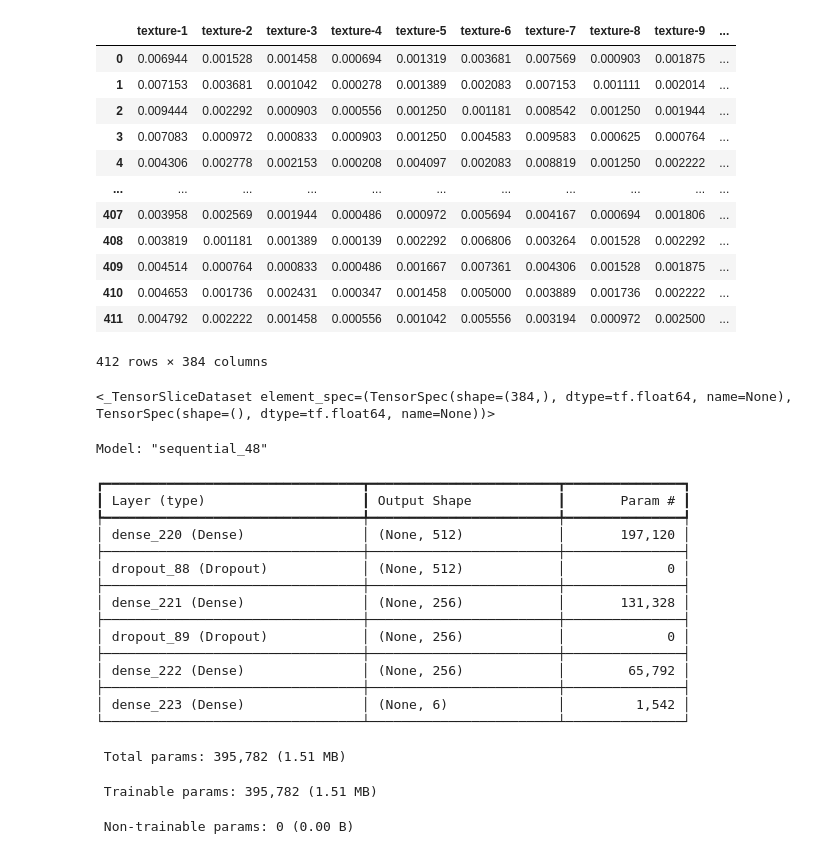
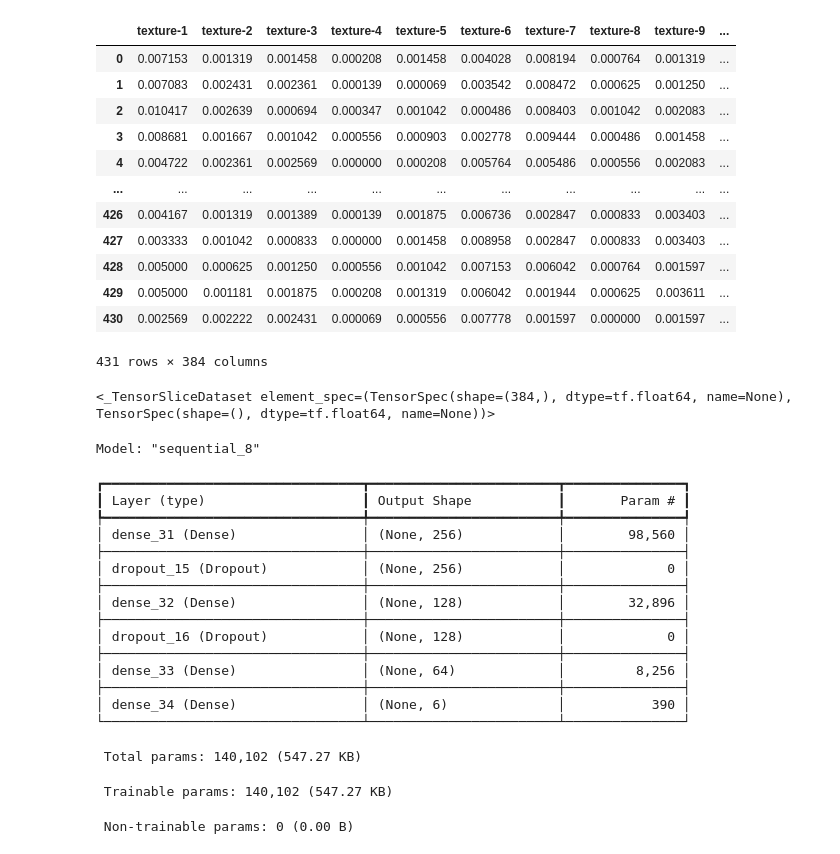
Before and after one commit to DavinTristanIeson/Semester7-DeepLearning, a Jupyter notebook: train.ipynb, the cells around one changed output. Drawn from its saved outputs; the diff is of its cells as text; code cells hidden in the pictures.

```diff
--- a/train.ipynb
+++ b/train.ipynb
@@ -9,23 +9,22 @@ import sklearn.metrics
 # %%
 df = pd.read_csv(retina.filesys.TRAINING_DATA_CSV_PATH, index_col=False)
 labels = df["label"]
 df = df.drop(columns=["label"])
-df = df.loc[:,tuple(filter(lambda x: x.startswith("texture"), df.columns))]
 df
 # %% [output]
 |  | texture-1 | texture-2 | texture-3 | texture-4 | texture-5 | texture-6 | texture-7 | texture-8 | texture-9 | ... |
-| 0 | 0.006944 | 0.001528 | 0.001458 | 0.000694 | 0.001319 | 0.003681 | 0.007569 | 0.000903 | 0.001875 | ... |
-| 1 | 0.007153 | 0.003681 | 0.001042 | 0.000278 | 0.001389 | 0.002083 | 0.007153 | 0.001111 | 0.002014 | ... |
-| 2 | 0.009444 | 0.002292 | 0.000903 | 0.000556 | 0.001250 | 0.001181 | 0.008542 | 0.001250 | 0.001944 | ... |
-| 3 | 0.007083 | 0.000972 | 0.000833 | 0.000903 | 0.001250 | 0.004583 | 0.009583 | 0.000625 | 0.000764 | ... |
-| 4 | 0.004306 | 0.002778 | 0.002153 | 0.000208 | 0.004097 | 0.002083 | 0.008819 | 0.001250 | 0.002222 | ... |
+| 0 | 0.007153 | 0.001319 | 0.001458 | 0.000208 | 0.001458 | 0.004028 | 0.008194 | 0.000764 | 0.001319 | ... |
+| 1 | 0.007083 | 0.002431 | 0.002361 | 0.000139 | 0.000069 | 0.003542 | 0.008472 | 0.000625 | 0.001250 | ... |
+| 2 | 0.010417 | 0.002639 | 0.000694 | 0.000347 | 0.001042 | 0.000486 | 0.008403 | 0.001042 | 0.002083 | ... |
+| 3 | 0.008681 | 0.001667 | 0.001042 | 0.000556 | 0.000903 | 0.002778 | 0.009444 | 0.000486 | 0.001458 | ... |
+| 4 | 0.004722 | 0.002361 | 0.002569 | 0.000000 | 0.000208 | 0.005764 | 0.005486 | 0.000556 | 0.002083 | ... |
 | ... | ... | ... | ... | ... | ... | ... | ... | ... | ... | ... |
-| 407 | 0.003958 | 0.002569 | 0.001944 | 0.000486 | 0.000972 | 0.005694 | 0.004167 | 0.000694 | 0.001806 | ... |
-| 408 | 0.003819 | 0.001181 | 0.001389 | 0.000139 | 0.002292 | 0.006806 | 0.003264 | 0.001528 | 0.002292 | ... |
-| 409 | 0.004514 | 0.000764 | 0.000833 | 0.000486 | 0.001667 | 0.007361 | 0.004306 | 0.001528 | 0.001875 | ... |
-| 410 | 0.004653 | 0.001736 | 0.002431 | 0.000347 | 0.001458 | 0.005000 | 0.003889 | 0.001736 | 0.002222 | ... |
-| 411 | 0.004792 | 0.002222 | 0.001458 | 0.000556 | 0.001042 | 0.005556 | 0.003194 | 0.000972 | 0.002500 | ... |
+| 426 | 0.004167 | 0.001319 | 0.001389 | 0.000139 | 0.001875 | 0.006736 | 0.002847 | 0.000833 | 0.003403 | ... |
+| 427 | 0.003333 | 0.001042 | 0.000833 | 0.000000 | 0.001458 | 0.008958 | 0.002847 | 0.000833 | 0.003403 | ... |
+| 428 | 0.005000 | 0.000625 | 0.001250 | 0.000556 | 0.001042 | 0.007153 | 0.006042 | 0.000764 | 0.001597 | ... |
+| 429 | 0.005000 | 0.001181 | 0.001875 | 0.000208 | 0.001319 | 0.006042 | 0.001944 | 0.000625 | 0.003611 | ... |
+| 430 | 0.002569 | 0.002222 | 0.002431 | 0.000069 | 0.000556 | 0.007778 | 0.001597 | 0.000000 | 0.001597 | ... |
-412 rows × 384 columns
+431 rows × 384 columns
 # %%
 dataset = tf.data.Dataset.from_tensor_slices((df, labels))
 train_dataset, test_dataset = keras.utils.split_dataset(dataset, shuffle=True, seed=42, left_size=0.7)
@@ -41,11 +40,11 @@ dataset
 # %%
 model = keras.Sequential([
   keras.layers.Input(shape=dataset.element_spec[0].shape),
-  keras.layers.Dense(512, activation="relu"),
-  keras.layers.Dropout(0.3),
   keras.layers.Dense(256, activation="relu"),
   keras.layers.Dropout(0.3),
-  keras.layers.Dense(256, activation="relu"),
+  keras.layers.Dense(128, activation="relu"),
+  keras.layers.Dropout(0.3),
+  keras.layers.Dense(64, activation="relu"),
   keras.layers.Dense(6, activation="softmax"),
 ])
 
@@ -57,24 +56,24 @@ model.compile(
 
 model.summary()
 # %% [output]
-Model: "sequential_48"
+Model: "sequential_8"
 ┏━━━━━━━━━━━━━━━━━━━━━━━━━━━━━━━━━┳━━━━━━━━━━━━━━━━━━━━━━━━┳━━━━━━━━━━━━━━━┓
 ┃ Layer (type)                    ┃ Output Shape           ┃       Param # ┃
 ┡━━━━━━━━━━━━━━━━━━━━━━━━━━━━━━━━━╇━━━━━━━━━━━━━━━━━━━━━━━━╇━━━━━━━━━━━━━━━┩
-│ dense_220 (Dense)               │ (None, 512)            │       197,120 │
+│ dense_31 (Dense)                │ (None, 256)            │        98,560 │
 ├─────────────────────────────────┼────────────────────────┼───────────────┤
-│ dropout_88 (Dropout)            │ (None, 512)            │             0 │
+│ dropout_15 (Dropout)            │ (None, 256)            │             0 │
 ├─────────────────────────────────┼────────────────────────┼───────────────┤
-│ dense_221 (Dense)               │ (None, 256)            │       131,328 │
+│ dense_32 (Dense)                │ (None, 128)            │        32,896 │
 ├─────────────────────────────────┼────────────────────────┼───────────────┤
-│ dropout_89 (Dropout)            │ (None, 256)            │             0 │
+│ dropout_16 (Dropout)            │ (None, 128)            │             0 │
 ├─────────────────────────────────┼────────────────────────┼───────────────┤
-│ dense_222 (Dense)               │ (None, 256)            │        65,792 │
+│ dense_33 (Dense)                │ (None, 64)             │         8,256 │
 ├─────────────────────────────────┼────────────────────────┼───────────────┤
-│ dense_223 (Dense)               │ (None, 6)              │         1,542 │
+│ dense_34 (Dense)                │ (None, 6)              │           390 │
 └─────────────────────────────────┴────────────────────────┴───────────────┘
- Total params: 395,782 (1.51 MB)
+ Total params: 140,102 (547.27 KB)
- Trainable params: 395,782 (1.51 MB)
+ Trainable params: 140,102 (547.27 KB)
  Non-trainable params: 0 (0.00 B)
 # %%
 history = model.fit(
```
Also changed, not shown: parts of 3 cells of this notebook, 4 other files.
